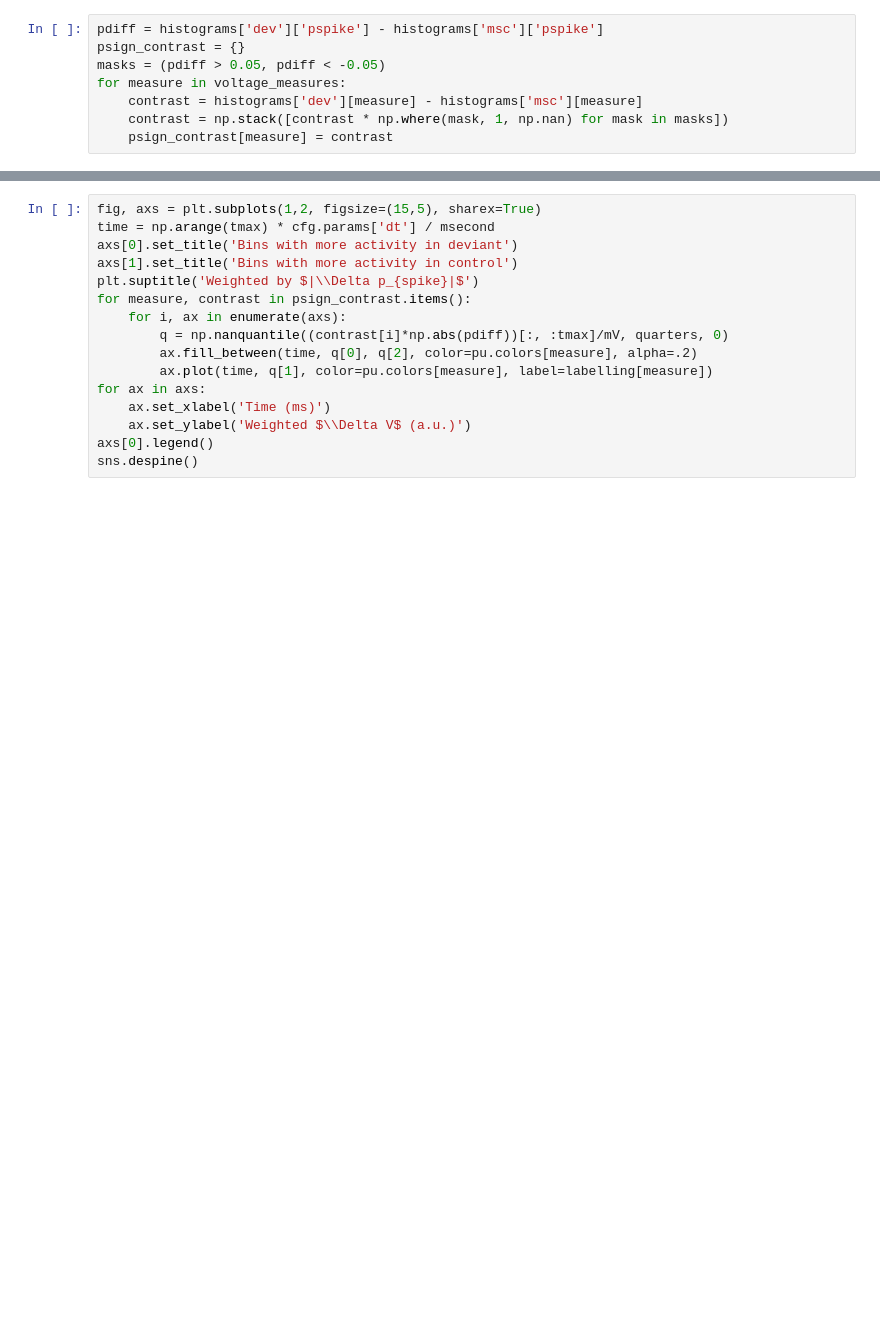
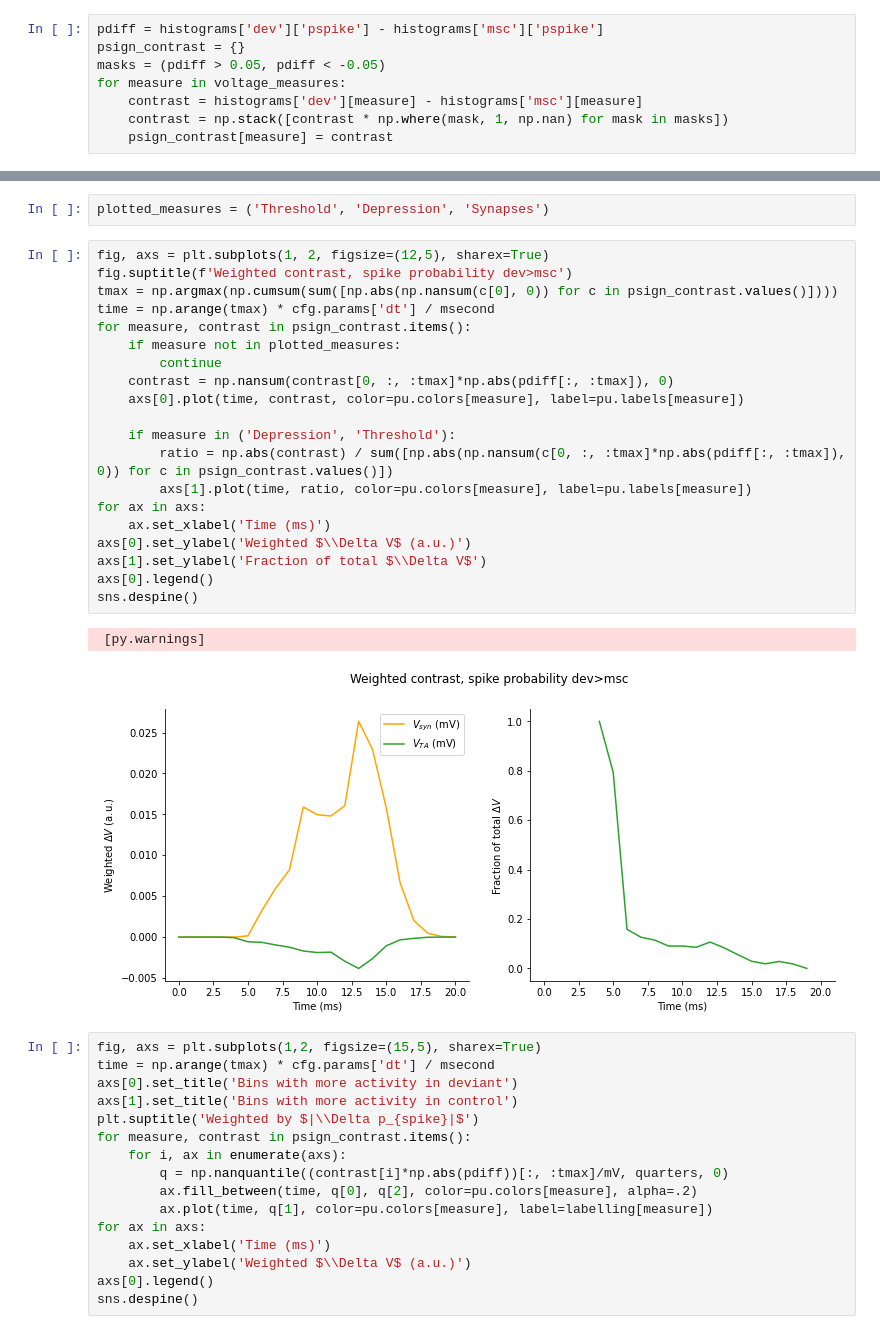
Before and after one commit to kernfel/plasticity-synergy-deviance-detection-history, a Jupyter notebook: Fig5-role_of_TA.ipynb, the cells around one changed output, grey strips where cells are left out. Drawn from its saved outputs; the diff is of its cells as text; blank space fills up the shorter version.

```diff
--- a/Fig5-role_of_TA.ipynb
+++ b/Fig5-role_of_TA.ipynb
@@ -149,3 +180,28 @@ sns.despine()
+# %%
+plotted_measures = ('Threshold', 'Depression', 'Synapses')
+# %%
+fig, axs = plt.subplots(1, 2, figsize=(12,5), sharex=True)
+fig.suptitle(f'Weighted contrast, spike probability dev>msc')
+tmax = np.argmax(np.cumsum(sum([np.abs(np.nansum(c[0], 0)) for c in psign_contrast.values()])))
+time = np.arange(tmax) * cfg.params['dt'] / msecond
+for measure, contrast in psign_contrast.items():
+    if measure not in plotted_measures:
+        continue
+    contrast = np.nansum(contrast[0, :, :tmax]*np.abs(pdiff[:, :tmax]), 0)
+    axs[0].plot(time, contrast, color=pu.colors[measure], label=pu.labels[measure])
+
+    if measure in ('Depression', 'Threshold'):
+        ratio = np.abs(contrast) / sum([np.abs(np.nansum(c[0, :, :tmax]*np.abs(pdiff[:, :tmax]), 0)) for c in psign_contrast.values()])
+        axs[1].plot(time, ratio, color=pu.colors[measure], label=pu.labels[measure])
+for ax in axs:
+    ax.set_xlabel('Time (ms)')
+axs[0].set_ylabel('Weighted $\\Delta V$ (a.u.)')
+axs[1].set_ylabel('Fraction of total $\\Delta V$')
+axs[0].legend()
+sns.despine()
+# %% [output]
+ [py.warnings]
+[figure, added]
 # %%
 fig, axs = plt.subplots(1,2, figsize=(15,5), sharex=True)
 time = np.arange(tmax) * cfg.params['dt'] / msecond
```
Also changed, not shown: parts of 6 cells of this notebook, 2 other files.
